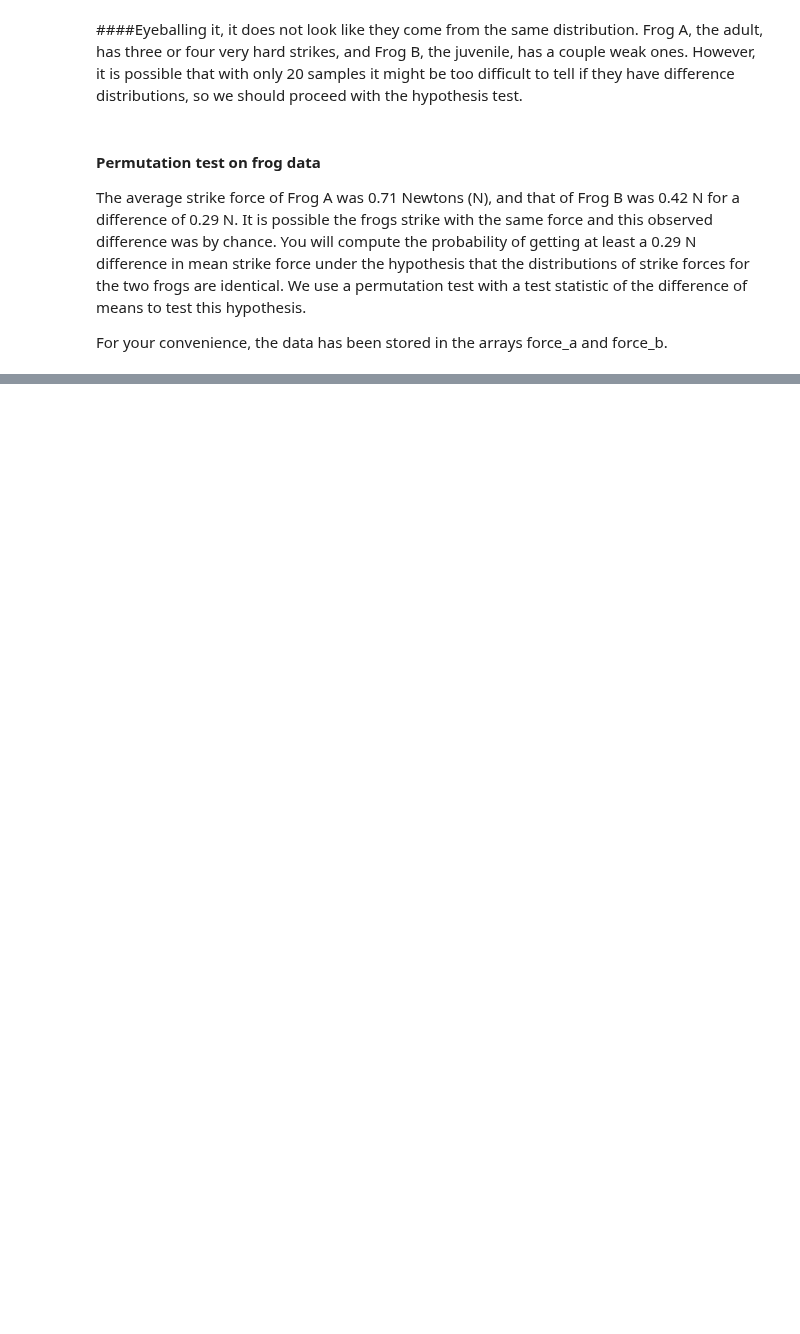
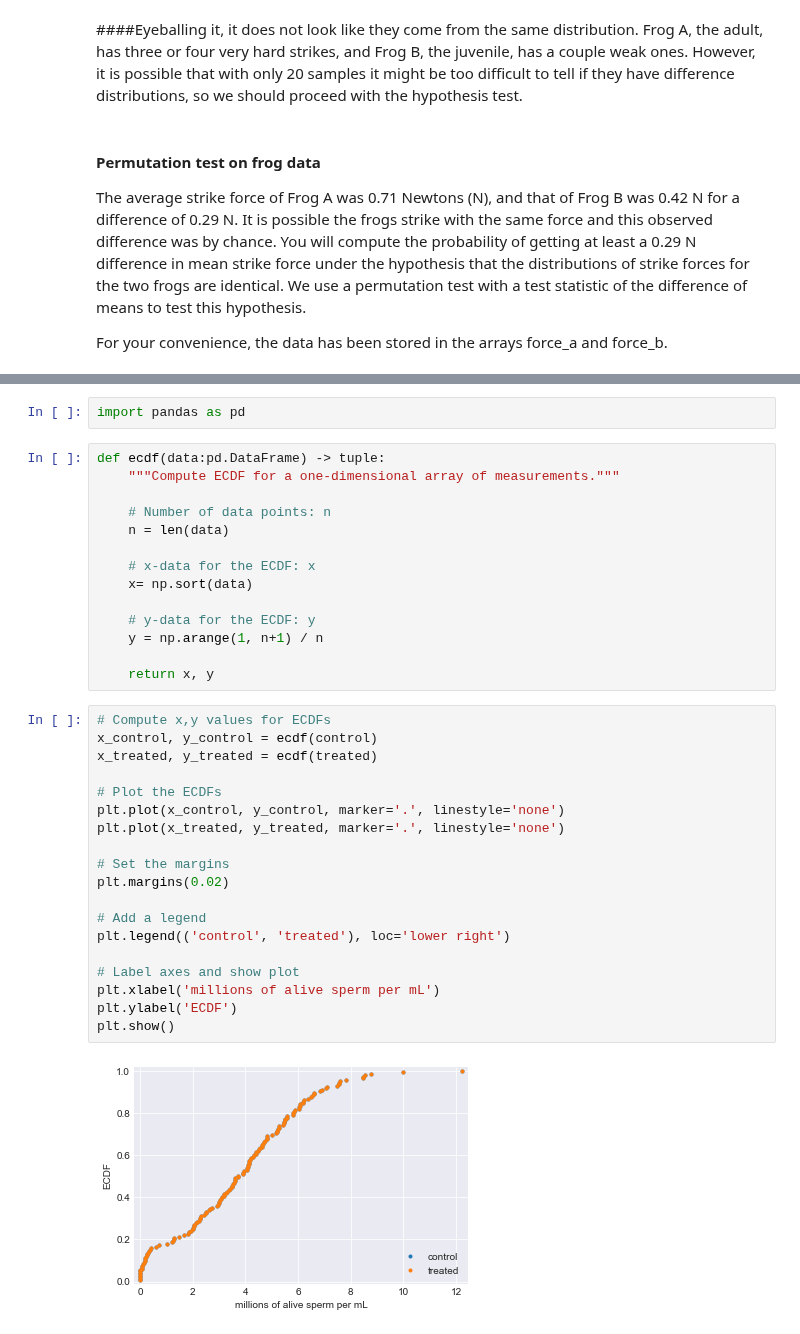
Before and after one commit to cyrsis/TensorflowPY36CPU, a Jupyter notebook: _14_Plot/Test.ipynb, the cells around one changed output, grey strips where cells are left out. Cells and saved outputs as stored; diff of their text form; blank space fills up the shorter version.

```diff
--- a/_14_Plot/Test.ipynb
+++ b/_14_Plot/Test.ipynb
@@ -65,0 +472,37 @@ print('p-value =', p)
+# %%
+import pandas as pd
+# %%
+def ecdf(data:pd.DataFrame) -> tuple:
+    """Compute ECDF for a one-dimensional array of measurements."""
+
+    # Number of data points: n
+    n = len(data)
+
+    # x-data for the ECDF: x
+    x= np.sort(data)
+
+    # y-data for the ECDF: y
+    y = np.arange(1, n+1) / n
+
+    return x, y
+# %%
+# Compute x,y values for ECDFs
+x_control, y_control = ecdf(control)
+x_treated, y_treated = ecdf(treated)
+
+# Plot the ECDFs
+plt.plot(x_control, y_control, marker='.', linestyle='none')
+plt.plot(x_treated, y_treated, marker='.', linestyle='none')
+
+# Set the margins
+plt.margins(0.02)
+
+# Add a legend
+plt.legend(('control', 'treated'), loc='lower right')
+
+# Label axes and show plot
+plt.xlabel('millions of alive sperm per mL')
+plt.ylabel('ECDF')
+plt.show()
+# %% [output]
+[figure, added]
```
Also changed, not shown: parts of 46 cells of this notebook, 6 other files.
